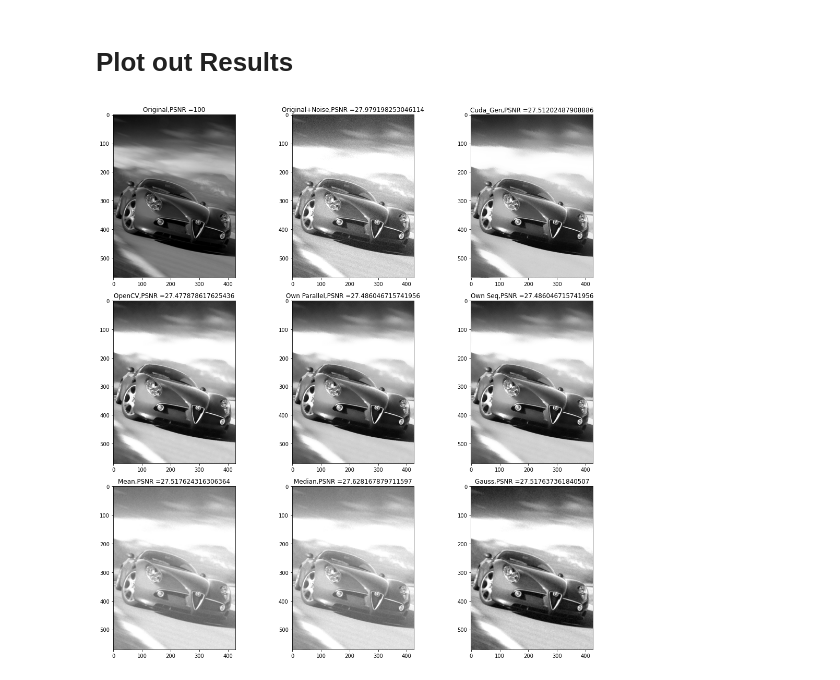
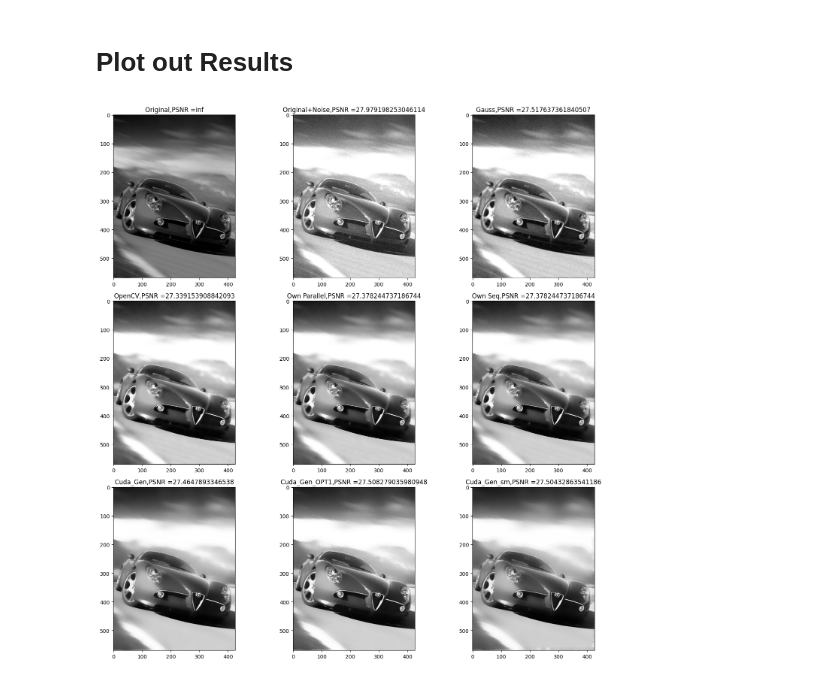
Before and after one commit to KushagraIndurkhya/Denoising-Filters-Cuda, a Jupyter notebook: bilateral.ipynb, the cells around one changed output. Saved outputs shown, nothing was run; the diff lists cells and outputs as text; code cells hidden in the pictures.

Commit message:
Shared Memory Implementation of bilateral done 6->5ms ; NL Means Naive; Cleanup and organization, Anisotropic diffusion

```diff
--- a/bilateral.ipynb
+++ b/bilateral.ipynb
@@ -76,9 +39,9 @@ Downloaded: 1 files, 180K in 0.002s (108 MB/s)
 # %%
-
 import numpy as np
 import matplotlib.pyplot as plt
 import cv2
 from math import log10, sqrt
+from skimage.metrics import structural_similarity
 
 
 def PSNR(im1, im2):
@@ -89,7 +52,7 @@ def PSNR(im1, im2):
         return 100
     max_pixel = 255.0
     psnr = 20 * log10(max_pixel / sqrt(mse))
-    return psnr
+    return structural_similarity(im1, im2)
 
 
 diameter=3
@@ -762,7 +1343,25 @@ Cuda: 283ms
 # %%
 import matplotlib.pyplot as plt
 import matplotlib.image as mpimg
+import numpy as np
+import matplotlib.pyplot as plt
+import cv2
+from math import log10, sqrt
+from skimage.metrics import structural_similarity,mean_squared_error,peak_signal_noise_ratio
 
+
+def PSNR(im1, im2):
+    im1=cv2.imread(im1,0)
+    im2=cv2.imread(im2,0)
+    mse = np.mean((im1 - im2) ** 2)
+    if mse == 0:
+        return float('inf')
+
+    # Compute PSNR
+    max_pixel = 255.0
+    psnr = 20 * log10(max_pixel /sqrt(mse))
+    return psnr
+    return peak_signal_noise_ratio(im1, im2,data_range=255)
 # base_image_location="output/original_image_grayscale.png"
 base_image_location="input/original.png"
 
@@ -774,47 +1373,53 @@ img4,im4psnr = mpimg.imread("output/mean_filtered_image.png"),PSNR(base_image_lo
 img5,im5psnr = mpimg.imread("output/median_filtered_image.png"),PSNR(base_image_location,"output/median_filtered_image.png")
 img6,im6psnr= mpimg.imread("output/gaussian_blurred_image.png"),PSNR(base_image_location,"output/gaussian_blurred_image.png")
 img7,im7psnr = mpimg.imread("output/filtered_image_OpenCV.png"),PSNR(base_image_location,"output/filtered_image_OpenCV.png")
 img8,im8psnr = mpimg.imread("output/cuda_gen.png"),PSNR(base_image_location,"output/cuda_gen.png")
-# img9,imp9snr = mpimg.imread("output/cuda_gen_opt1.png"),PSNR(base_image_location,"output/cuda_gen_opt1.png")
-
-
+img9,im9psnr = mpimg.imread("output/cuda_gen_sm.png"),PSNR(base_image_location,"output/cuda_gen_sm.png")
+img10,im10psnr = mpimg.imread("output/nl_means.png"),PSNR(base_image_location,"output/nl_means.png")
+img11,im11psnr = mpimg.imread("output/cuda_gen_opt1.png"),PSNR(base_image_location,"output/cuda_gen_opt1.png")
 
 fig, axs = plt.subplots(3, 3, figsize=(15,15))
 axs[0,0].imshow(img0, cmap='gray')
 axs[0,0].set_title("Original,PSNR ="+str(im0psnr))
 
 axs[0,1].imshow(img1, cmap='gray')
 axs[0,1].set_title("Original+Noise,PSNR ="+str(im1psnr))
 
-axs[0,2].imshow(img8, cmap='gray')
-axs[0,2].set_title("Cuda_Gen,PSNR ="+str(im8psnr))
+axs[0,2].imshow(img6, cmap='gray')
+axs[0,2].set_title("Gauss,PSNR ="+str(im6psnr))
 
-# axs[3,1].imshow(img9, cmap='gray')
-# axs[3,1].set_title("Cuda_Gen_opt1,PSNR ="+str(im9psnr))
 
 axs[1,0].imshow(img7, cmap='gray')
 axs[1,0].set_title("OpenCV,PSNR ="+str(im7psnr))
 
 axs[1,1].imshow(img2, cmap='gray')
 axs[1,1].set_title("Own Parallel,PSNR ="+str(im2psnr))
 
 axs[1,2].imshow(img3, cmap='gray')
 axs[1,2].set_title("Own Seq,PSNR ="+str(im3psnr))
 
-axs[2,0].imshow(img4, cmap='gray')
-axs[2,0].set_title("Mean,PSNR ="+str(im4psnr))
 
-axs[2,1].imshow(img5, cmap='gray')
-axs[2,1].set_title("Median,PSNR ="+str(im5psnr))
+axs[2,0].imshow(img8, cmap='gray')
+axs[2,0].set_title("Cuda_Gen,PSNR ="+str(im8psnr))
 
-axs[2,2].imshow(img6, cmap='gray')
-axs[2,2].set_title("Gauss,PSNR ="+str(im6psnr))
+axs[2,1].imshow(img10,cmap='gray')
+axs[2,1].set_title("Cuda_Gen_OPT1,PSNR ="+str(im11psnr))
+
+axs[2,2].imshow(img9, cmap='gray')
+axs[2,2].set_title("Cuda_Gen_sm,PSNR ="+str(im9psnr))
+
+
+
+# axs[2,2].imshow(img10,cmap='gray')
+# axs[2,2].set_title("NL Means,PSNR ="+str(im10psnr))
+
+
 
 
 plt.tight_layout()
 plt.show()
 # %% [output]
-[figure, old version]
+[figure, new version]
 # %%
 !rm -r input output
 !rm bilateral bilateral.cpp
```
Also changed, not shown: parts of 26 cells of this notebook.
